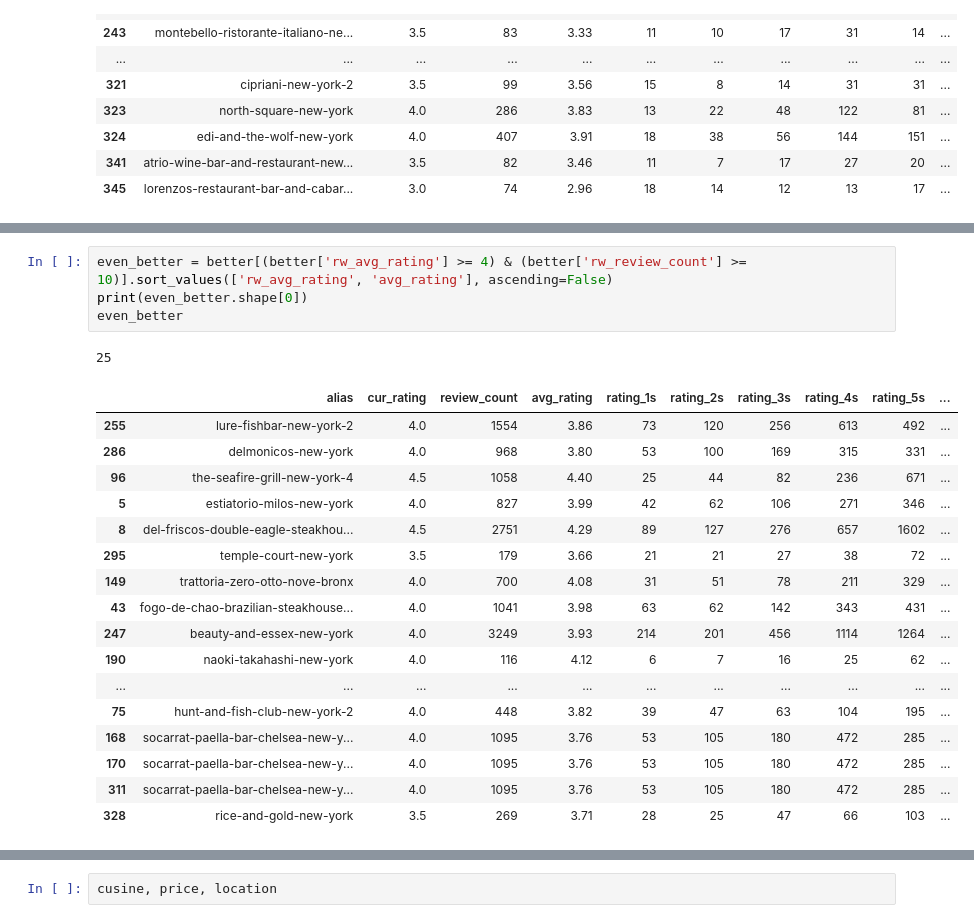
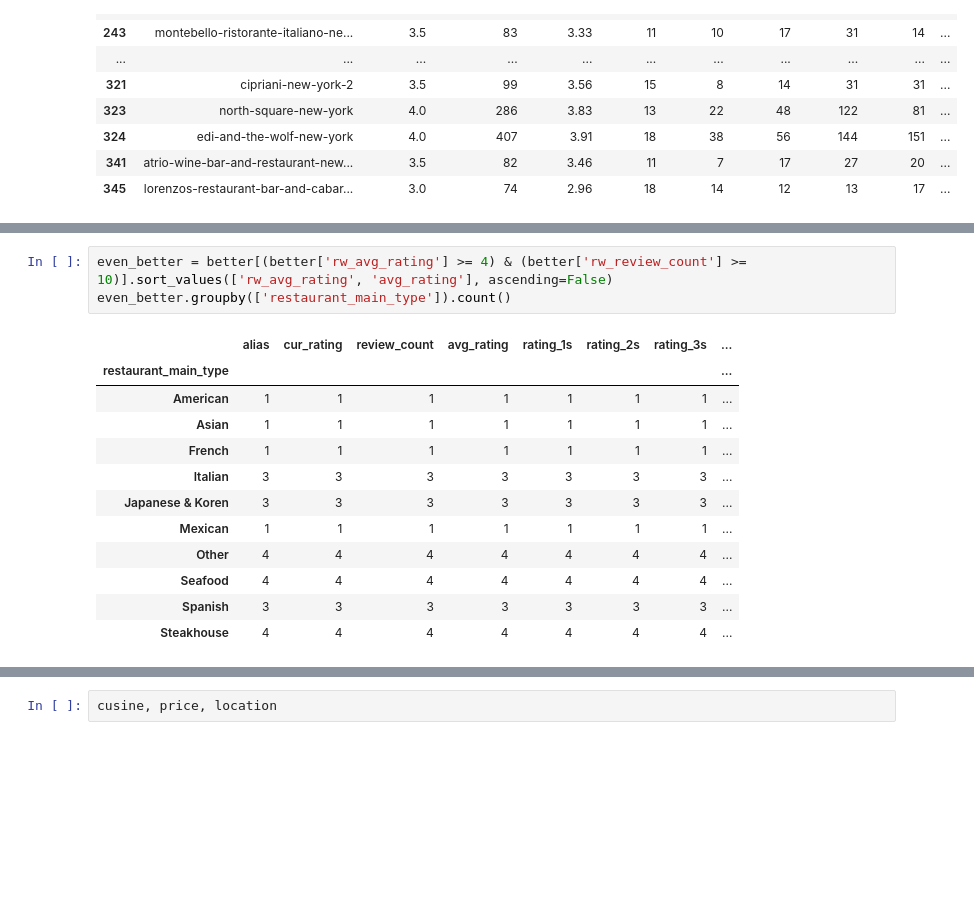
Before and after one commit to ctc316/NYC_RstWeek, a Jupyter notebook: analysis.ipynb, the cells around one changed output, grey strips where cells are left out. Saved outputs shown, nothing was run; the diff lists cells and outputs as text; blank space fills up the shorter version.

```diff
--- a/analysis.ipynb
+++ b/analysis.ipynb
@@ -249,26 +309,19 @@ display(better)
 # %%
 even_better = better[(better['rw_avg_rating'] >= 4) & (better['rw_review_count'] >= 10)].sort_values(['rw_avg_rating', 'avg_rating'], ascending=False)
-print(even_better.shape[0])
-even_better
+even_better.groupby(['restaurant_main_type']).count()
 # %% [output]
-25
-|  | alias | cur_rating | review_count | avg_rating | rating_1s | rating_2s | rating_3s | rating_4s | rating_5s | ... |
-| 255 | lure-fishbar-new-york-2 | 4.0 | 1554 | 3.86 | 73 | 120 | 256 | 613 | 492 | ... |
-| 286 | delmonicos-new-york | 4.0 | 968 | 3.80 | 53 | 100 | 169 | 315 | 331 | ... |
-| 96 | the-seafire-grill-new-york-4 | 4.5 | 1058 | 4.40 | 25 | 44 | 82 | 236 | 671 | ... |
-| 5 | estiatorio-milos-new-york | 4.0 | 827 | 3.99 | 42 | 62 | 106 | 271 | 346 | ... |
-| 8 | del-friscos-double-eagle-steakhou... | 4.5 | 2751 | 4.29 | 89 | 127 | 276 | 657 | 1602 | ... |
-| 295 | temple-court-new-york | 3.5 | 179 | 3.66 | 21 | 21 | 27 | 38 | 72 | ... |
-| 149 | trattoria-zero-otto-nove-bronx | 4.0 | 700 | 4.08 | 31 | 51 | 78 | 211 | 329 | ... |
-| 43 | fogo-de-chao-brazilian-steakhouse... | 4.0 | 1041 | 3.98 | 63 | 62 | 142 | 343 | 431 | ... |
-| 247 | beauty-and-essex-new-york | 4.0 | 3249 | 3.93 | 214 | 201 | 456 | 1114 | 1264 | ... |
-| 190 | naoki-takahashi-new-york | 4.0 | 116 | 4.12 | 6 | 7 | 16 | 25 | 62 | ... |
-| ... | ... | ... | ... | ... | ... | ... | ... | ... | ... | ... |
-| 75 | hunt-and-fish-club-new-york-2 | 4.0 | 448 | 3.82 | 39 | 47 | 63 | 104 | 195 | ... |
-| 168 | socarrat-paella-bar-chelsea-new-y... | 4.0 | 1095 | 3.76 | 53 | 105 | 180 | 472 | 285 | ... |
-| 170 | socarrat-paella-bar-chelsea-new-y... | 4.0 | 1095 | 3.76 | 53 | 105 | 180 | 472 | 285 | ... |
-| 311 | socarrat-paella-bar-chelsea-new-y... | 4.0 | 1095 | 3.76 | 53 | 105 | 180 | 472 | 285 | ... |
-| 328 | rice-and-gold-new-york | 3.5 | 269 | 3.71 | 28 | 25 | 47 | 66 | 103 | ... |
+|  | alias | cur_rating | review_count | avg_rating | rating_1s | rating_2s | rating_3s | ... |
+| restaurant_main_type |  |  |  |  |  |  |  | ... |
+| American | 1 | 1 | 1 | 1 | 1 | 1 | 1 | ... |
+| Asian | 1 | 1 | 1 | 1 | 1 | 1 | 1 | ... |
+| French | 1 | 1 | 1 | 1 | 1 | 1 | 1 | ... |
+| Italian | 3 | 3 | 3 | 3 | 3 | 3 | 3 | ... |
+| Japanese & Koren | 3 | 3 | 3 | 3 | 3 | 3 | 3 | ... |
+| Mexican | 1 | 1 | 1 | 1 | 1 | 1 | 1 | ... |
+| Other | 4 | 4 | 4 | 4 | 4 | 4 | 4 | ... |
+| Seafood | 4 | 4 | 4 | 4 | 4 | 4 | 4 | ... |
+| Spanish | 3 | 3 | 3 | 3 | 3 | 3 | 3 | ... |
+| Steakhouse | 4 | 4 | 4 | 4 | 4 | 4 | 4 | ... |
 # %%
 worse = analysis[(analysis['rw_review_count'] != 0) & (analysis['rw_avg_rating'] - analysis['avg_rating'] <= -0.25)]
 print(worse.shape[0])
```
Also changed, not shown: parts of 13 cells of this notebook, 2 other files.
